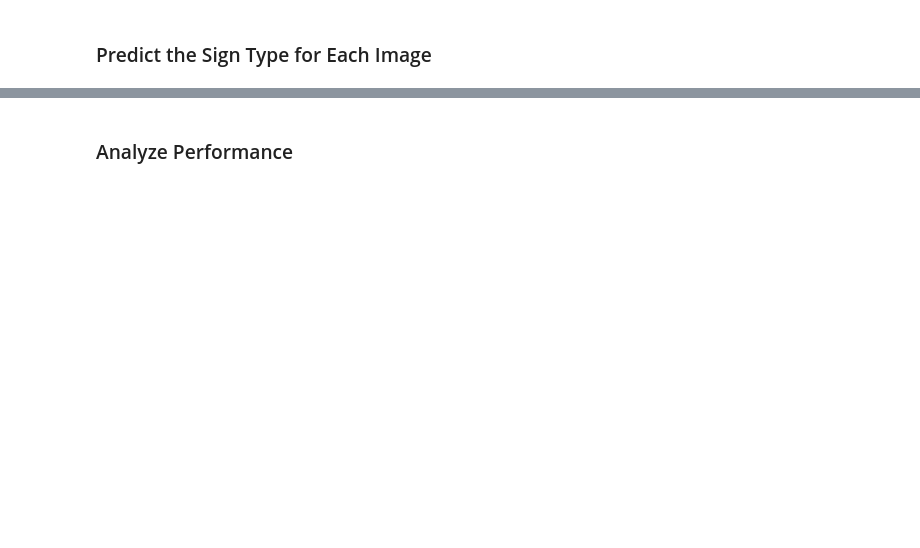
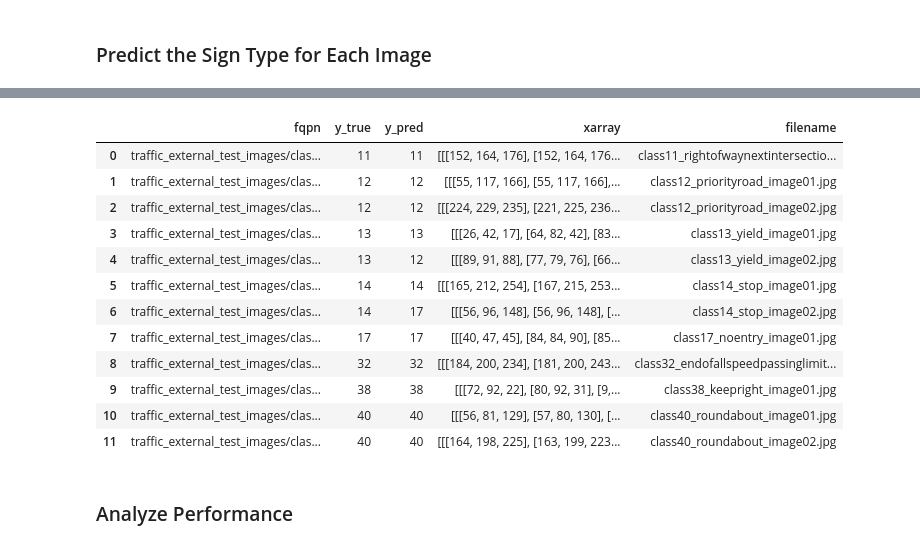
Before and after one commit to joytafty/CarND-Traffic-Sign-Classifier-Project, a Jupyter notebook: Traffic_Sign_Classifier.ipynb, the cells around one changed output, grey strips where cells are left out. Drawn from its saved outputs; the diff is of its cells as text; code cells hidden in the pictures; blank space fills up the shorter version.

```diff
--- a/Traffic_Sign_Classifier.ipynb
+++ b/Traffic_Sign_Classifier.ipynb
@@ -482,19 +484,35 @@ with tf.Session() as sess:
 # %%
 # Visualize misclassified images
 # signname
 data_with_predictions = pd.DataFrame(
-    list(zip(y_test_external, predictions, X_test_external)),
-    columns = ['y_true', 'y_pred', 'xarray']
+    list(zip(labeled_images, y_test_external, predictions, X_test_external)),
+    columns = ['fqpn', 'y_true', 'y_pred', 'xarray']
 )
-misclassified = data_with_predictions[data_with_predictions['y_true'] != data_with_predictions['y_pred']]
-f4, axes4 = plt.subplots(3, 3, sharex='col', sharey='row', figsize=(15, 15))
-misclassified['ax'] = list(chain(*axes4))[:len(misclassified)]
-misclassified
-for idx, row in misclassified.iterrows():
-    ax = row['ax']
-    ax.imshow(row['xarray'])
-    predicted_sign = signname_dict[row['y_pred']]
-    actual_sign = signname_dict[row['y_true']]
-    ax.set_title("truth: {}, \n pred: {}".format(actual_sign, predicted_sign))
+data_with_predictions['filename'] = data_with_predictions['fqpn'].apply(lambda x: x.split('/')[-1])
+data_with_predictions
+# misclassified = data_with_predictions[data_with_predictions['y_true'] != data_with_predictions['y_pred']]
+# f4, axes4 = plt.subplots(3, 3, sharex='col', sharey='row', figsize=(15, 15))
+# misclassified['ax'] = list(chain(*axes4))[:len(misclassified)]
+# misclassified
+# for idx, row in misclassified.iterrows():
+#     ax = row['ax']
+#     ax.imshow(row['xarray'])
+#     predicted_sign = signname_dict[row['y_pred']]
+#     actual_sign = signname_dict[row['y_true']]
+#     ax.set_title("truth: {}, \n pred: {}".format(actual_sign, predicted_sign))
+# %% [output]
+|  | fqpn | y_true | y_pred | xarray | filename |
+| 0 | traffic_external_test_images/clas... | 11 | 11 | [[[152, 164, 176], [152, 164, 176... | class11_rightofwaynextintersectio... |
+| 1 | traffic_external_test_images/clas... | 12 | 12 | [[[55, 117, 166], [55, 117, 166],... | class12_priorityroad_image01.jpg |
+| 2 | traffic_external_test_images/clas... | 12 | 12 | [[[224, 229, 235], [221, 225, 236... | class12_priorityroad_image02.jpg |
+| 3 | traffic_external_test_images/clas... | 13 | 13 | [[[26, 42, 17], [64, 82, 42], [83... | class13_yield_image01.jpg |
+| 4 | traffic_external_test_images/clas... | 13 | 12 | [[[89, 91, 88], [77, 79, 76], [66... | class13_yield_image02.jpg |
+| 5 | traffic_external_test_images/clas... | 14 | 14 | [[[165, 212, 254], [167, 215, 253... | class14_stop_image01.jpg |
+| 6 | traffic_external_test_images/clas... | 14 | 17 | [[[56, 96, 148], [56, 96, 148], [... | class14_stop_image02.jpg |
+| 7 | traffic_external_test_images/clas... | 17 | 17 | [[[40, 47, 45], [84, 84, 90], [85... | class17_noentry_image01.jpg |
+| 8 | traffic_external_test_images/clas... | 32 | 32 | [[[184, 200, 234], [181, 200, 243... | class32_endofallspeedpassinglimit... |
+| 9 | traffic_external_test_images/clas... | 38 | 38 | [[[72, 92, 22], [80, 92, 31], [9,... | class38_keepright_image01.jpg |
+| 10 | traffic_external_test_images/clas... | 40 | 40 | [[[56, 81, 129], [57, 80, 130], [... | class40_roundabout_image01.jpg |
+| 11 | traffic_external_test_images/clas... | 40 | 40 | [[[164, 198, 225], [163, 199, 223... | class40_roundabout_image02.jpg |
 # %% [markdown]
 ### Analyze Performance
```
Also changed, not shown: parts of 8 cells of this notebook, 26 other files.
